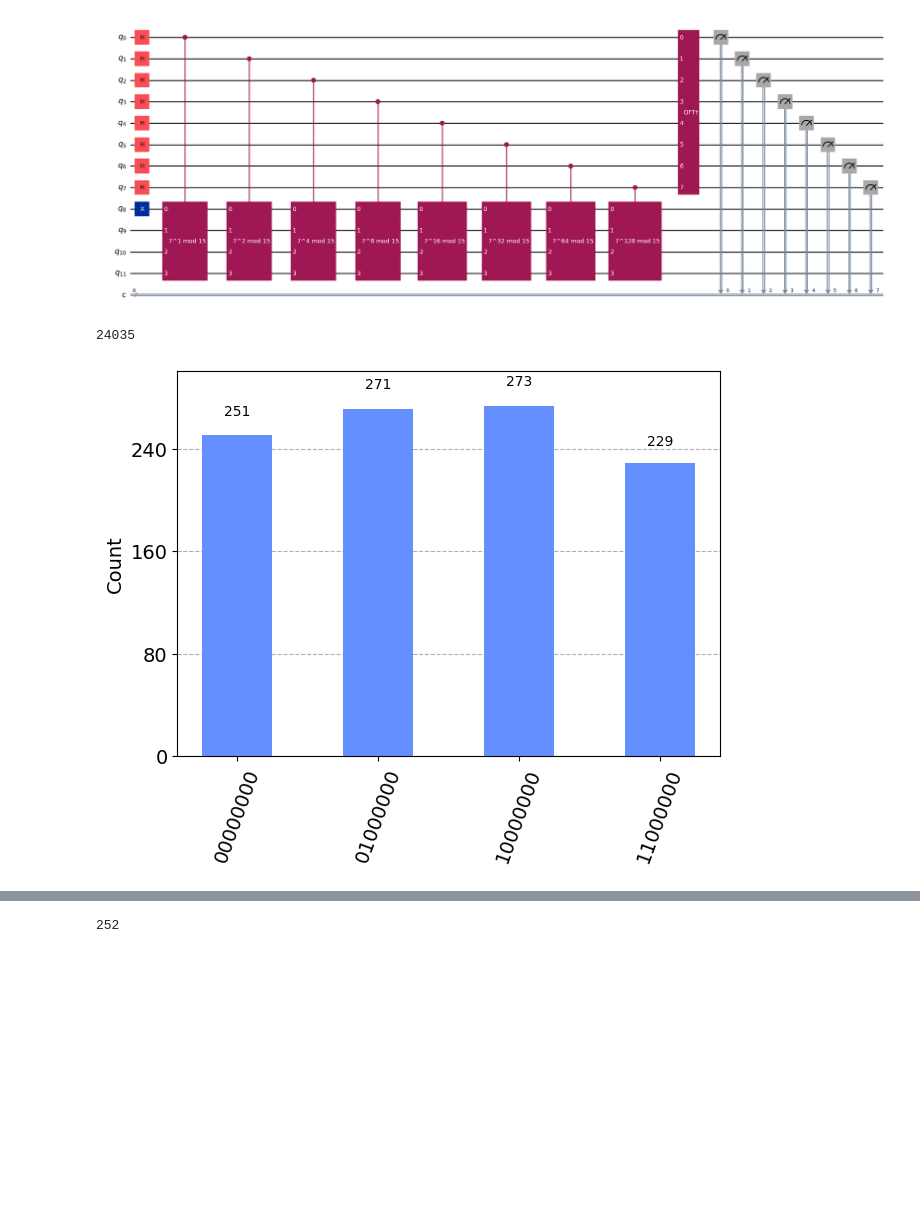
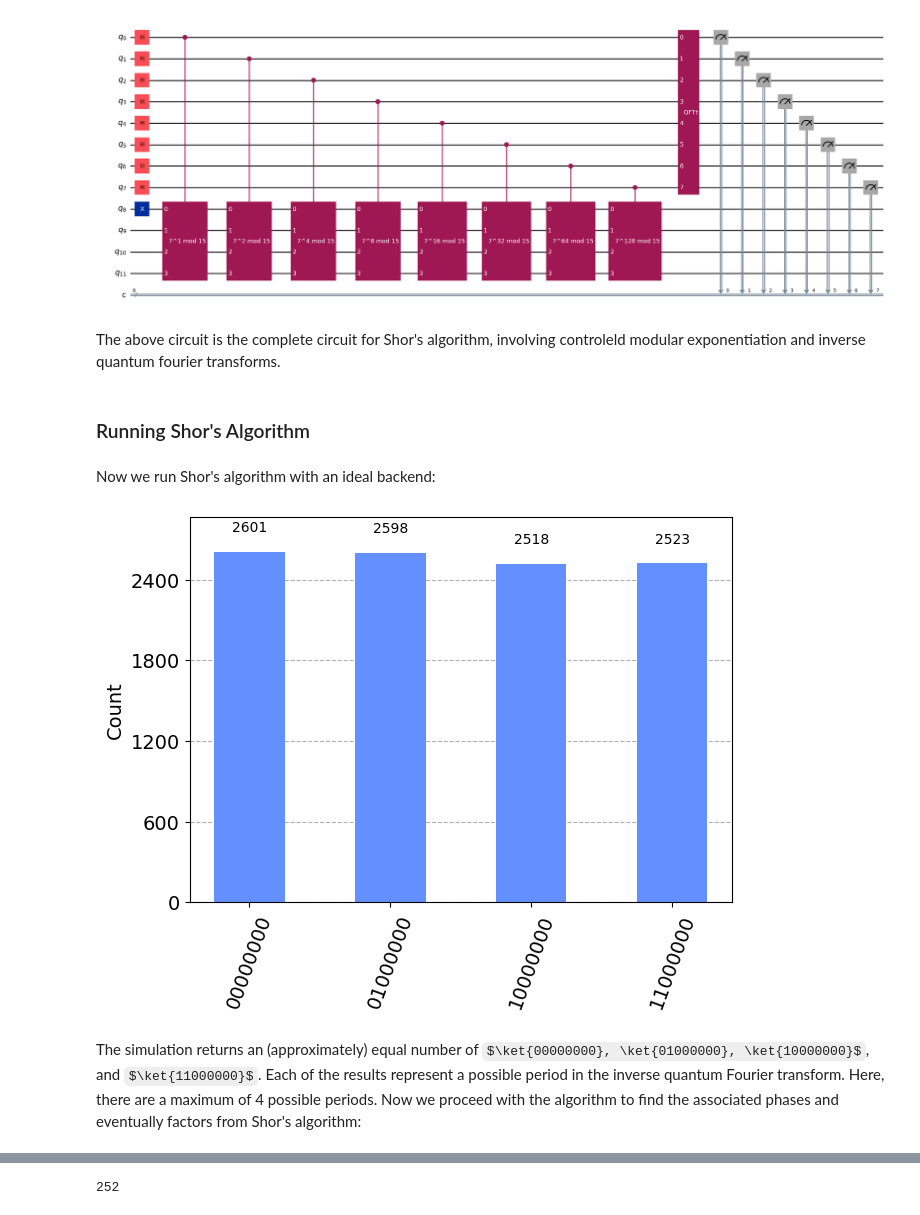
Before and after one commit to chtang-hmc/PHYS064, a Jupyter notebook: Final Project/FinalProject.ipynb, the cells around one changed output, grey strips where cells are left out. Cells and saved outputs as stored; diff of their text form; code cells hidden in the pictures; some formulas as TeX source; blank space fills up the shorter version.

```diff
--- a/Final Project/FinalProject.ipynb
+++ b/Final Project/FinalProject.ipynb
@@ -304,17 +309,21 @@ qc.measure(range(N_COUNT), range(N_COUNT))
 qc.draw('mpl', fold=-1)  # -1 means 'do not fold'
 # %% [output]
 [figure]
-# %%
-t_qc_noise.depth()
-# %% [output]
-24035
+# %% [markdown]
+The above circuit is the complete circuit for Shor's algorithm, involving controleld modular exponentiation and inverse quantum fourier transforms.
+# %% [markdown]
+### Running Shor's Algorithm
+# %% [markdown]
+Now we run Shor's algorithm with an ideal backend:
 # %%
 sim_ideal = AerSimulator()
 t_qc = transpile(qc, sim_ideal)
 
 # run the simulation 10 times since Aer only returns 1024 shots
-counts_ideal = get_multiple_counts(1, t_qc, sim_ideal)
+counts_ideal = get_multiple_counts(10, t_qc, sim_ideal)
 plot_histogram(counts_ideal)
 # %% [output]
-[figure, old version]
+[figure, new version]
+# %% [markdown]
+The simulation returns an (approximately) equal number of $\ket{00000000}, \ket{01000000}, \ket{10000000}$, and $\ket{11000000}$. Each of the results represent a possible period in the inverse quantum Fourier transform. Here, there are a maximum of 4 possible periods. Now we proceed with the algorithm to find the associated phases and eventually factors from Shor's algorithm:
 # %%
```
Also changed, not shown: parts of 23 cells of this notebook, 3 other files.
